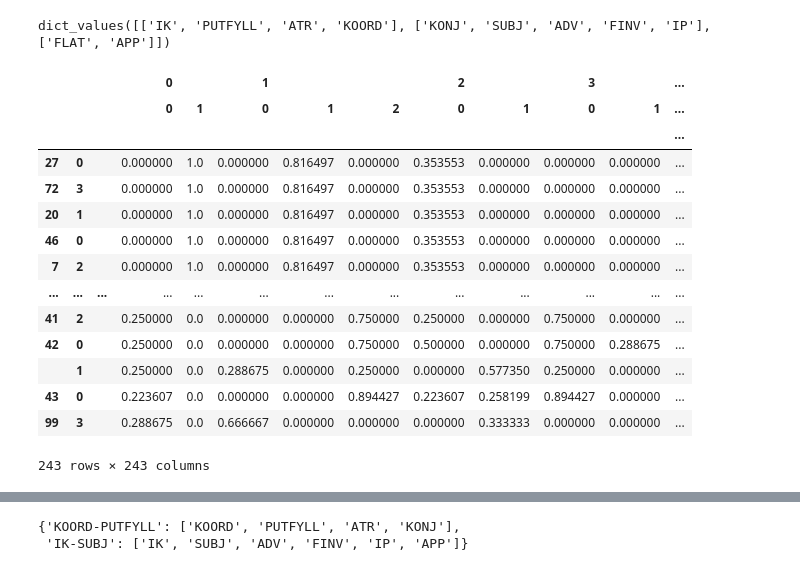
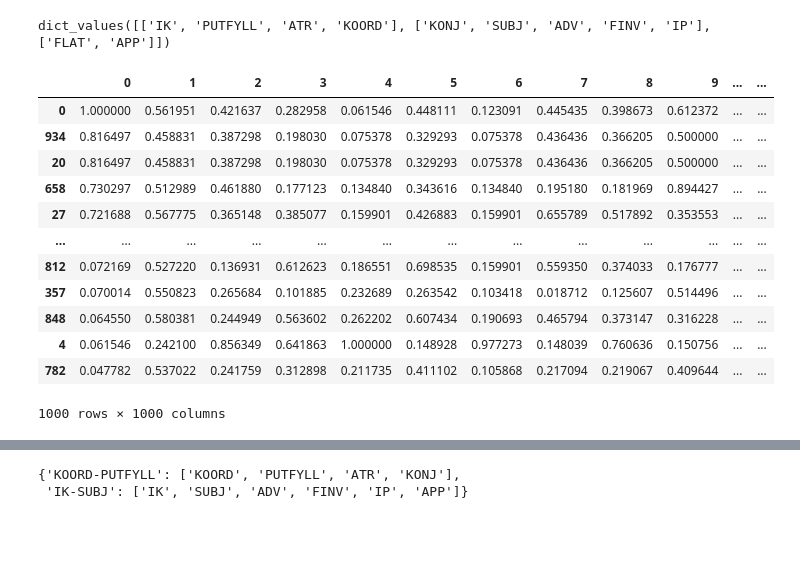
Before and after one commit to Yoonsen/NDT_analyse, a Jupyter notebook: sammenlign_line_graph_ndt.ipynb, the cells around one changed output, grey strips where cells are left out. Drawn from its saved outputs; the diff is of its cells as text; code cells hidden in the pictures; blank space fills up the shorter version.

```diff
--- a/sammenlign_line_graph_ndt.ipynb
+++ b/sammenlign_line_graph_ndt.ipynb
@@ -96,0 +107,8 @@ Gds = [dual_dh_style(G) for G in Gs]
+# %%
+df = pd.concat([pd.DataFrame.from_dict(
+    Counter(
+        [
+            x['name'] for (_,_,x) in Gs[i].edges(data=True)
+        ]),
+    orient='index',
+    columns=[i]) for i in range(len(Gs))], axis = 1).fillna(0)
@@ -129,7 +172,7 @@ from sklearn.metrics.pairwise import cosine_similarity
 
 
 # Convert DataFrame to NumPy array
-data_array = result.to_numpy()
+data_array = df.to_numpy()
 
 # Compute cosine similarity for rows
 similarity_rows = cosine_similarity(data_array)
@@ -174,23 +217,21 @@ gnl.community_dict(Gds[8]).values()
 # %% [output]
 dict_values([['IK', 'PUTFYLL', 'ATR', 'KOORD'], ['KONJ', 'SUBJ', 'ADV', 'FINV', 'IP'], ['FLAT', 'APP']])
 # %%
-similarity_df_cols.sort_values(by=(0,1),ascending=False) #.style.format(precision = 1).background_gradient()
+similarity_df_cols.sort_values(by=0,ascending=False) #.style.format(precision = 1).background_gradient()
 # %% [output]
-|  |  |  | 0 |  | 1 |  |  | 2 |  | 3 |  | ... |
-|  |  |  | 0 | 1 | 0 | 1 | 2 | 0 | 1 | 0 | 1 | ... |
-|  |  |  |  |  |  |  |  |  |  |  |  | ... |
-| 27 | 0 |  | 0.000000 | 1.0 | 0.000000 | 0.816497 | 0.000000 | 0.353553 | 0.000000 | 0.000000 | 0.000000 | ... |
-| 72 | 3 |  | 0.000000 | 1.0 | 0.000000 | 0.816497 | 0.000000 | 0.353553 | 0.000000 | 0.000000 | 0.000000 | ... |
-| 20 | 1 |  | 0.000000 | 1.0 | 0.000000 | 0.816497 | 0.000000 | 0.353553 | 0.000000 | 0.000000 | 0.000000 | ... |
-| 46 | 0 |  | 0.000000 | 1.0 | 0.000000 | 0.816497 | 0.000000 | 0.353553 | 0.000000 | 0.000000 | 0.000000 | ... |
-| 7 | 2 |  | 0.000000 | 1.0 | 0.000000 | 0.816497 | 0.000000 | 0.353553 | 0.000000 | 0.000000 | 0.000000 | ... |
+|  | 0 | 1 | 2 | 3 | 4 | 5 | 6 | 7 | 8 | 9 | ... | ... |
+| 0 | 1.000000 | 0.561951 | 0.421637 | 0.282958 | 0.061546 | 0.448111 | 0.123091 | 0.445435 | 0.398673 | 0.612372 | ... | ... |
+| 934 | 0.816497 | 0.458831 | 0.387298 | 0.198030 | 0.075378 | 0.329293 | 0.075378 | 0.436436 | 0.366205 | 0.500000 | ... | ... |
+| 20 | 0.816497 | 0.458831 | 0.387298 | 0.198030 | 0.075378 | 0.329293 | 0.075378 | 0.436436 | 0.366205 | 0.500000 | ... | ... |
+| 658 | 0.730297 | 0.512989 | 0.461880 | 0.177123 | 0.134840 | 0.343616 | 0.134840 | 0.195180 | 0.181969 | 0.894427 | ... | ... |
+| 27 | 0.721688 | 0.567775 | 0.365148 | 0.385077 | 0.159901 | 0.426883 | 0.159901 | 0.655789 | 0.517892 | 0.353553 | ... | ... |
 | ... | ... | ... | ... | ... | ... | ... | ... | ... | ... | ... | ... | ... |
-| 41 | 2 |  | 0.250000 | 0.0 | 0.000000 | 0.000000 | 0.750000 | 0.250000 | 0.000000 | 0.750000 | 0.000000 | ... |
-| 42 | 0 |  | 0.250000 | 0.0 | 0.000000 | 0.000000 | 0.750000 | 0.500000 | 0.000000 | 0.750000 | 0.288675 | ... |
-|  | 1 |  | 0.250000 | 0.0 | 0.288675 | 0.000000 | 0.250000 | 0.000000 | 0.577350 | 0.250000 | 0.000000 | ... |
-| 43 | 0 |  | 0.223607 | 0.0 | 0.000000 | 0.000000 | 0.894427 | 0.223607 | 0.258199 | 0.894427 | 0.000000 | ... |
-| 99 | 3 |  | 0.288675 | 0.0 | 0.666667 | 0.000000 | 0.000000 | 0.000000 | 0.333333 | 0.000000 | 0.000000 | ... |
+| 812 | 0.072169 | 0.527220 | 0.136931 | 0.612623 | 0.186551 | 0.698535 | 0.159901 | 0.559350 | 0.374033 | 0.176777 | ... | ... |
+| 357 | 0.070014 | 0.550823 | 0.265684 | 0.101885 | 0.232689 | 0.263542 | 0.103418 | 0.018712 | 0.125607 | 0.514496 | ... | ... |
+| 848 | 0.064550 | 0.580381 | 0.244949 | 0.563602 | 0.262202 | 0.607434 | 0.190693 | 0.465794 | 0.373147 | 0.316228 | ... | ... |
+| 4 | 0.061546 | 0.242100 | 0.856349 | 0.641863 | 1.000000 | 0.148928 | 0.977273 | 0.148039 | 0.760636 | 0.150756 | ... | ... |
+| 782 | 0.047782 | 0.537022 | 0.241759 | 0.312898 | 0.211735 | 0.411102 | 0.105868 | 0.217094 | 0.219067 | 0.409644 | ... | ... |
-243 rows × 243 columns
+1000 rows × 1000 columns
 # %%
 # Collapse rows (index)
 df = similarity_df_cols
```
Also changed, not shown: parts of 7 cells of this notebook.
